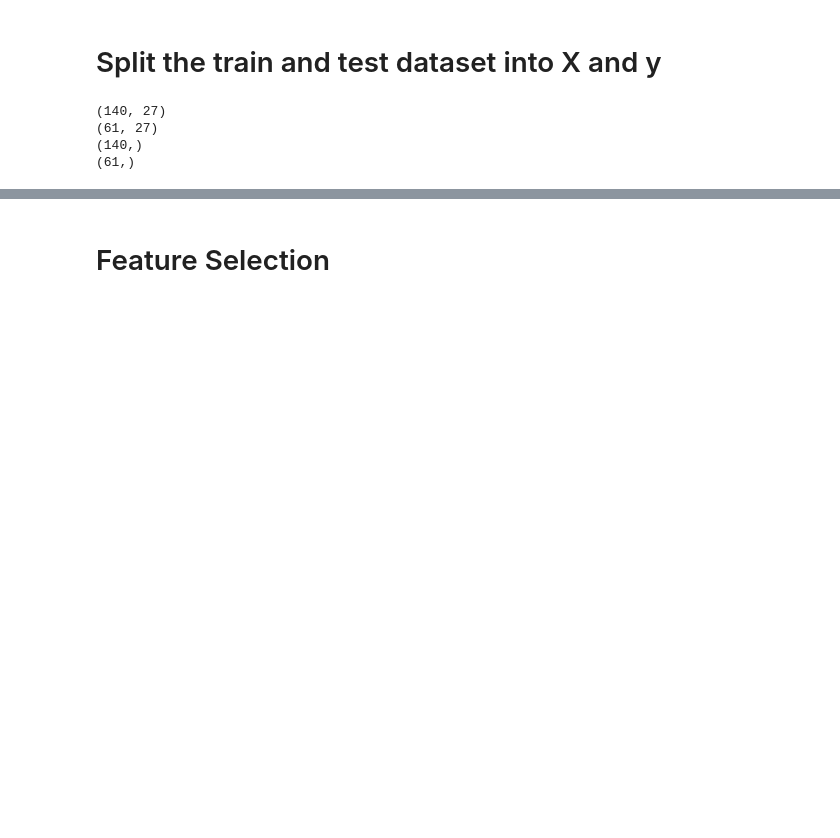
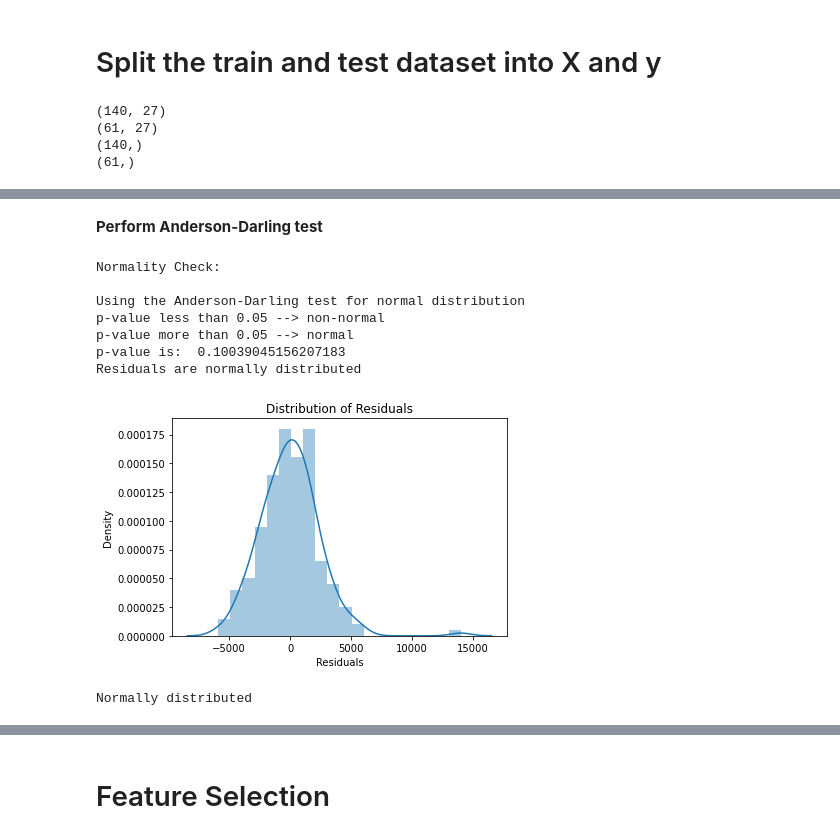
Before and after one commit to nafisa-samia/Automobile-Price-Prediction-using-Linear-Regression, a Jupyter notebook: Automobile_price_prediction_using_regression.ipynb, the cells around one changed output, grey strips where cells are left out. Cells and saved outputs as stored; diff of their text form; code cells hidden in the pictures; blank space fills up the shorter version.

```diff
--- a/Automobile_price_prediction_using_regression.ipynb
+++ b/Automobile_price_prediction_using_regression.ipynb
@@ -1035,0 +1165,49 @@ print(y_test.shape)
+# %% [markdown]
+<b>Perform Anderson-Darling test</b>
+# %%
+def normal_errors_assumption(model, features, label, p_value_thresh=0.05):
+
+    print('Normality Check:', '\n')
+
+    # Calculating residuals for the Anderson-Darling test
+    df_results = residual(model, features, label)
+
+    print('Using the Anderson-Darling test for normal distribution')
+
+    # Performing the test on the residuals
+    p_value = normal_ad(df_results['Residuals'])[1]
+
+    print('p-value less than 0.05 --> non-normal')
+    print('p-value more than 0.05 --> normal')
+    print('p-value is: ', p_value)
+
+    # Reporting the normality of the residuals
+    if p_value < p_value_thresh:
+        print('Residuals are not normally distributed')
+    else:
+        print('Residuals are normally distributed')
+
+    # Plotting the residuals distribution
+    plt.title('Distribution of Residuals')
+    sns.distplot(df_results['Residuals'])
+    plt.show()
+
+    print()
+    if p_value > p_value_thresh:
+        print('Normally distributed')
+    else:
+        print('Not Normally distributed')
+        print('Confidence intervals will likely be affected')
+        print('Try performing nonlinear transformations on variables')
+# %%
+normal_errors_assumption(lr_model, X, y)
+# %% [output]
+Normality Check:
+
+Using the Anderson-Darling test for normal distribution
+p-value less than 0.05 --> non-normal
+p-value more than 0.05 --> normal
+p-value is:  0.10039045156207183
+Residuals are normally distributed
+[figure, added]
+Normally distributed
```
Also changed, not shown: parts of 55 cells of this notebook.
